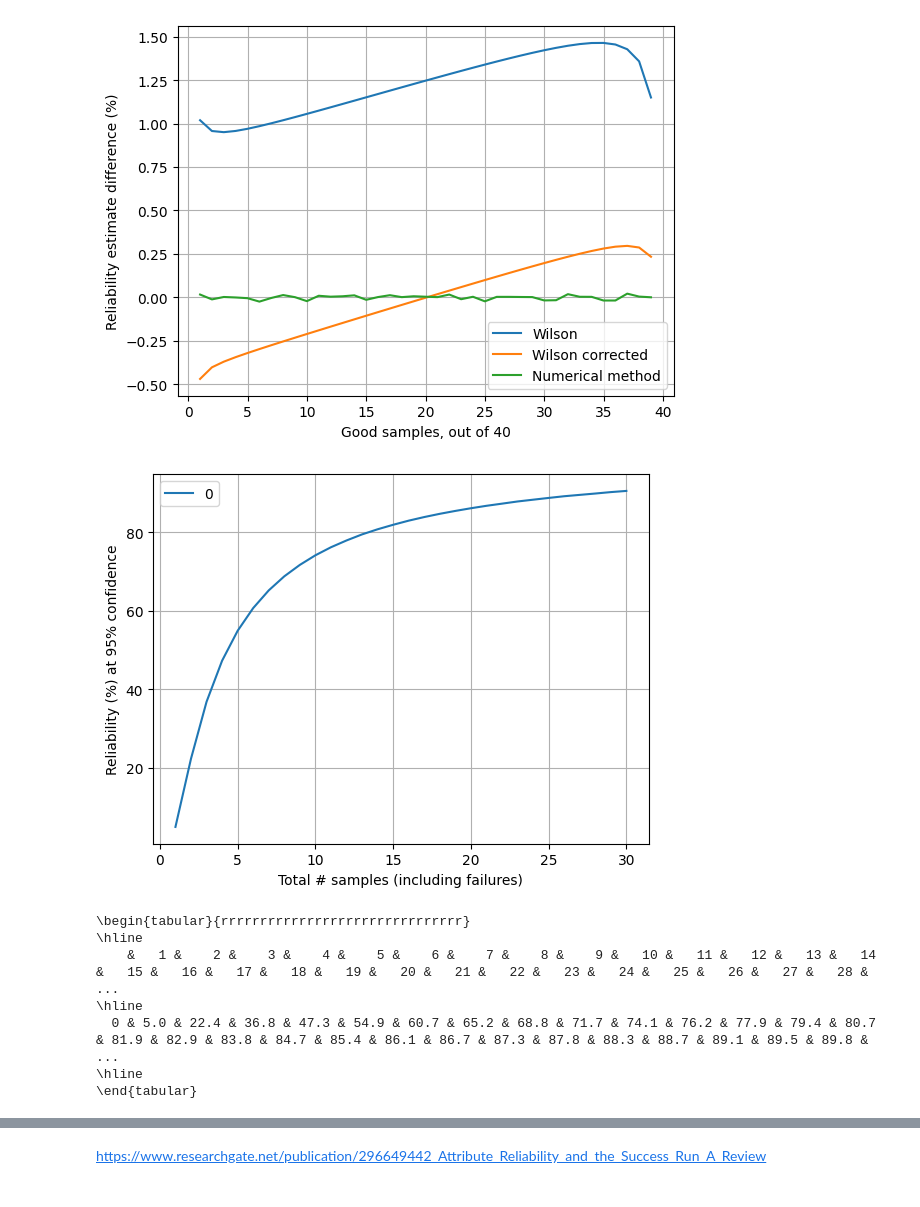
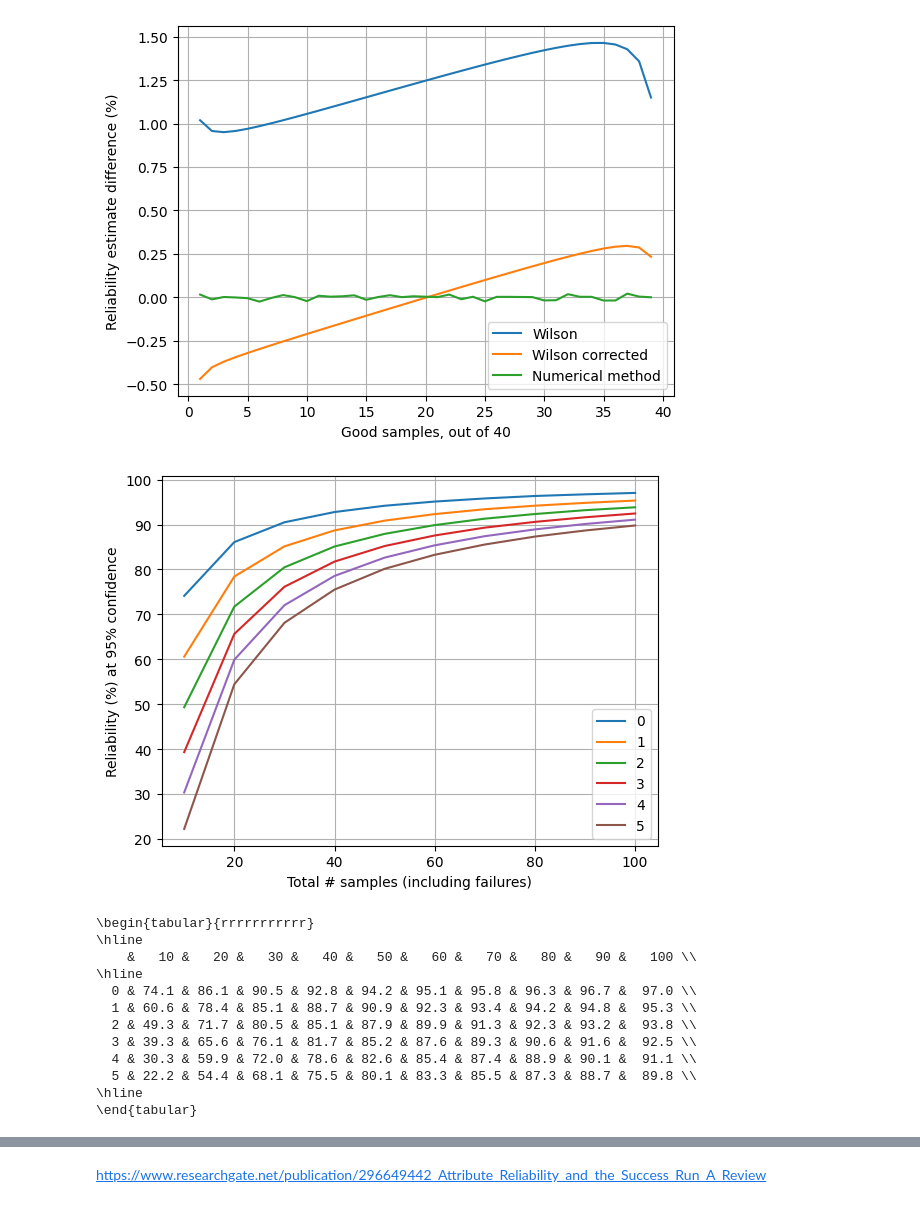
Before and after one commit to sanjaymjoshi/relistats_notebook, a Jupyter notebook: relistats_binomial.ipynb, the cells around one changed output, grey strips where cells are left out. Cells and saved outputs as stored; diff of their text form; code cells hidden in the pictures.

```diff
--- a/relistats_binomial.ipynb
+++ b/relistats_binomial.ipynb
@@ -41,37 +41,42 @@ plt.show()
 [figure]
 # %%
 #@title Reliability computations { vertical-output: true }
-n_start = 1 #@param {type:"integer"}
-n_end = 30 #@param {type:"integer"}
-n_step = 1 #@param {type:"integer"}
+n_start = 10 #@param {type:"integer"}
+n_end = 100 #@param {type:"integer"}
+n_step = 10 #@param {type:"integer"}
 f_start = 0 #@param {type:"integer"}
-f_end = 0 #@param {type:"integer"}
+f_end = 5 #@param {type:"integer"}
 f_step = 1 #@param {type:"integer"}
 c = 95 #@param {type:"integer"}
 
 N = range(n_start, n_end+n_step, n_step) # number of samples
 F = range(f_start, f_end+f_step, f_step) # number of failures
 all_a = []
 for f in F:
   aa =  [100 *reliability(n, f, c/100) for n in N]
   plt.plot(N, aa)
   all_a.append(aa)
 
 plt.ylabel(f'Reliability (%) at {c}% confidence')
 plt.xlabel('Total # samples (including failures)')
 #plt.title('Confidence Level for Number of Failures')
 plt.legend(F)
 plt.grid()
 plt.show()
 
 print(tabulate(all_a, headers=N, tablefmt='latex', floatfmt=".1f", showindex="always"))
 # %% [output]
-[figure, old version]
+[figure, new version]
-\begin{tabular}{rrrrrrrrrrrrrrrrrrrrrrrrrrrrrrr}
+\begin{tabular}{rrrrrrrrrrr}
 \hline
-    &   1 &    2 &    3 &    4 &    5 &    6 &    7 &    8 &    9 &   10 &   11 &   12 &   13 &   14 &   15 &   16 &   17 &   18 &   19 &   20 &   21 &   22 &   23 &   24 &   25 &   26 &   27 &   28 & ...
+    &   10 &   20 &   30 &   40 &   50 &   60 &   70 &   80 &   90 &   100 \\
 \hline
-  0 & 5.0 & 22.4 & 36.8 & 47.3 & 54.9 & 60.7 & 65.2 & 68.8 & 71.7 & 74.1 & 76.2 & 77.9 & 79.4 & 80.7 & 81.9 & 82.9 & 83.8 & 84.7 & 85.4 & 86.1 & 86.7 & 87.3 & 87.8 & 88.3 & 88.7 & 89.1 & 89.5 & 89.8 & ...
+  0 & 74.1 & 86.1 & 90.5 & 92.8 & 94.2 & 95.1 & 95.8 & 96.3 & 96.7 &  97.0 \\
+  1 & 60.6 & 78.4 & 85.1 & 88.7 & 90.9 & 92.3 & 93.4 & 94.2 & 94.8 &  95.3 \\
+  2 & 49.3 & 71.7 & 80.5 & 85.1 & 87.9 & 89.9 & 91.3 & 92.3 & 93.2 &  93.8 \\
+  3 & 39.3 & 65.6 & 76.1 & 81.7 & 85.2 & 87.6 & 89.3 & 90.6 & 91.6 &  92.5 \\
+  4 & 30.3 & 59.9 & 72.0 & 78.6 & 82.6 & 85.4 & 87.4 & 88.9 & 90.1 &  91.1 \\
+  5 & 22.2 & 54.4 & 68.1 & 75.5 & 80.1 & 83.3 & 85.5 & 87.3 & 88.7 &  89.8 \\
 \hline
 \end{tabular}
 # %%
```
Also changed, not shown: parts of 2 cells of this notebook.
